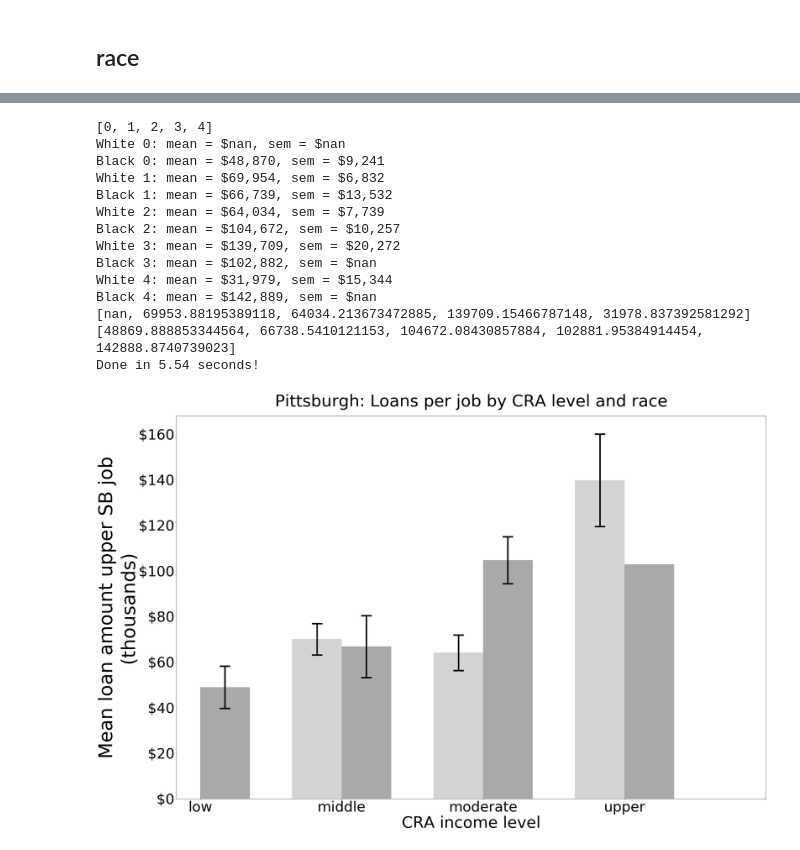
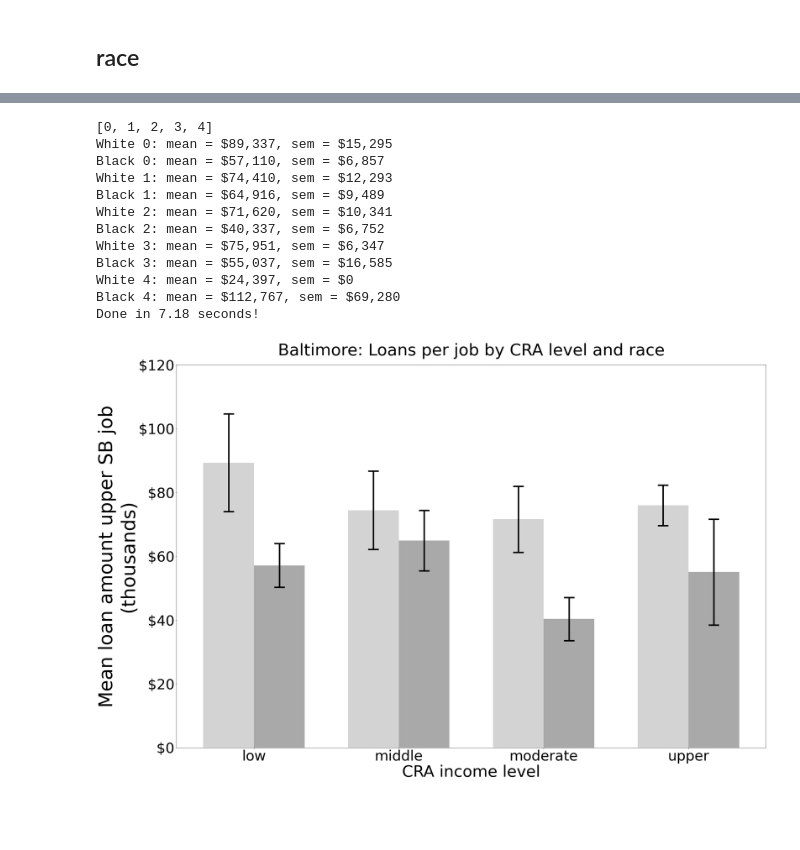
Before and after one commit to raddick/community_reinvestment_act, a Jupyter notebook: 7. Analyze city data.ipynb, the cells around one changed output, grey strips where cells are left out. Cells and saved outputs as stored; diff of their text form; code cells hidden in the pictures; blank space fills up the shorter version.

Commit message:
Completed getting and analyzing data for Baltimore

```diff
--- a/7. Analyze city data.ipynb
+++ b/7. Analyze city data.ipynb
@@ -306,7 +333,7 @@ if (show_water):
     elif (city == 'Washington D.C.'):
         city_water_gdf = city_water_gdf[city_water_gdf['FULLNAME'].apply(lambda x: ('potomac' in str(x).lower()) | ('anacostia' in str(x).lower()) | ('washington chnnl' in str(x).lower()))]#.plot(ax=ax, color='cyan')
     elif (city == 'Cleveland'):
-        city_water_gdf = city_water_gdf.loc[city_water_gdf.to_crs(equal_area_proj).geometry.area.sort_values(ascending=False).head(3).index.tolist()]
+        city_water_gdf = city_water_gdf.loc[city_water_gdf.to_crs(epsg=equal_area_proj).geometry.area.sort_values(ascending=False).head(3).index.tolist()]
     elif (city == 'Detroit'):
         detroit_water_gdf = city_water_gdf[city_water_gdf['FULLNAME'].apply(lambda x: 'riv' in str(x).lower())]
         detroit_water_gdf = pandas.concat((detroit_water_gdf, city_water_gdf[city_water_gdf['HYDROID'].isin(['1107295328725','1107295323725'])]), axis=0, sort=False)
@@ -330,11 +357,12 @@ else:
 
 
 
-# print('backing up...')
-# all_tracts_gdf_bk = all_tracts_gdf
-# tracts_included_gdf_bk = tracts_included_gdf
-# #baltimore_shapefiles_gdf_bk = baltimore_shapefiles_gdf
-# city_water_gdf_bk = city_water_gdf
+print('backing up all geodataframes...')
+all_tracts_gdf_bk = all_tracts_gdf
+tracts_included_gdf_bk = tracts_included_gdf
+if (city == 'Baltimore'):
+    baltimore_shapefiles_gdf_bk = baltimore_shapefiles_gdf
+city_water_gdf_bk = city_water_gdf
 
 e = time.time()
 g = g + (e-s)
@@ -700,9 +729,9 @@ s = time.time()
 summary['city_pct_black'] = city_pct_black
 
 cra_level_poverty_df = pandas.DataFrame()
-cra_level_poverty_df = cra_level_poverty_df.assign(nTracts = tracts_included_gdf[tracts_included_gdf['cra_level_2018'] != 'unknown'].groupby(['poverty_class_2018','cra_level_2018']).size())
-cra_level_poverty_df = cra_level_poverty_df.assign(mean_amtWorkingLoans_per_sbjob_adj = tracts_included_gdf[tracts_included_gdf['cra_level_2018'] != 'unknown'].groupby(['poverty_class_2018','cra_level_2018'])['amtWorkingLoans_per_sbjob_adj'].mean())
-cra_level_poverty_df = cra_level_poverty_df.assign(sem_amtWorkingLoans_per_sbjob_adj = tracts_included_gdf[tracts_included_gdf['cra_level_2018'] != 'unknown'].groupby(['poverty_class_2018','cra_level_2018'])['amtWorkingLoans_per_sbjob_adj'].sem())
+cra_level_poverty_df = cra_level_poverty_df.assign(nTracts = tracts_included_gdf[tracts_included_gdf['cra_level_2019'] != 'unknown'].groupby(['poverty_class_2019','cra_level_2019']).size())
+cra_level_poverty_df = cra_level_poverty_df.assign(mean_amtWorkingLoans_per_sbjob_adj = tracts_included_gdf[tracts_included_gdf['cra_level_2019'] != 'unknown'].groupby(['poverty_class_2019','cra_level_2019'])['amtWorkingLoans_per_sbjob_adj'].mean())
+cra_level_poverty_df = cra_level_poverty_df.assign(sem_amtWorkingLoans_per_sbjob_adj = tracts_included_gdf[tracts_included_gdf['cra_level_2019'] != 'unknown'].groupby(['poverty_class_2019','cra_level_2019'])['amtWorkingLoans_per_sbjob_adj'].sem())
 
 # If any values of cra_level_poverty_df are missing, fill them with nan's
 for x in ['little', 'much']:
@@ -823,5 +833,9 @@ cra_level_race_df
 # %%
 s = time.time()
+
+fig3, ax = plt.subplots(1,1, figsize=(36*scale, 24*scale))
+
+
 label_sorter = np.arange(5).tolist()
 width = 0.35
 print(label_sorter)
@@ -834,61 +848,58 @@ white_sems = cra_level_race_df.xs('white')['sem_amtWorkingLoans_per_sbjob_adj'].
 black_sems = cra_level_race_df.xs('black')['sem_amtWorkingLoans_per_sbjob_adj'].tolist()
 other_sems = cra_level_race_df.xs('other')['sem_amtWorkingLoans_per_sbjob_adj'].tolist()
 
-# for thisvar in [white_means, white_sems, black_means, black_sems]:
-#     thisvar = [0 if np.isnan(x) else x for x in thisvar]
+for thisvar in [white_means, white_sems, black_means, black_sems]:
+    for i in range(0, len(label_sorter)):
+        if (np.isnan(thisvar[i])):
+            thisvar[i] = 0
 
 for i in label_sorter:
     print('White {0}: mean = ${1:,.0f}, sem = ${2:,.0f}'.format(label_sorter[i], white_means[i], white_sems[i]))
     print('Black {0}: mean = ${1:,.0f}, sem = ${2:,.0f}'.format(label_sorter[i], black_means[i], black_sems[i]))
 
-print(white_means)
-print(black_means)
-fig3, ax = plt.subplots(1,1, figsize=(36*scale, 24*scale))
-
 plt.bar(label_sorter[:-1], white_means[:-1], width, yerr=white_sems[:-1], label='White', color='lightgray', error_kw=dict(lw=5*scale, capsize=18*scale, capthick=5*scale))
 plt.bar([x+width for x in label_sorter[:-1]], black_means[:-1], width, yerr=black_sems[:-1], label='Black', color='darkgray', error_kw=dict(lw=5*scale, capsize=18*scale, capthick=5*scale))
-#plt.bar([x+width for x in label_sorter], black_means, width, label='Black', color='darkgray', error_kw=dict(lw=5*scale, capsize=18*scale, capthick=5*scale))
-#plt.bar([x+width for x in label_sorter], [0,42000,47000,49000], width, label='Black', color='darkgray', error_kw=dict(lw=5*scale, capsize=18*scale, capthick=5*scale))
 
 
-plt.xticks([x+(width/2) for x in label_sorter], ['low', 'middle', 'moderate', 'upper'], fontsize=48*scale)
+plt.xticks([x+(width/2) for x in label_sorter[:-1]], ['low', 'middle', 'moderate', 'upper'], fontsize=48*scale)
 plt.yticks(fontsize=48*scale)
+
+
+ticks_loc = ax.get_yticks().tolist()
+ax.set_yticks(ax.get_yticks().tolist())
 
 tick_label_list = []
 for tick in ax.get_yticks():
     tick_label_list.append(tick)
 tick_label_list = ['${0:.0f}'.format(x/1000) for x in tick_label_list]
+
 ax.set_yticklabels(tick_label_list)
 
 plt.xlabel('CRA income level', fontsize=54*scale)
 plt.ylabel('Mean loan amount upper SB job\n(thousands)', fontsize=64*scale)
 plt.title('{0:}: Loans per job by CRA level and race'.format(city), fontsize=56*scale, y=1.02)
 
 plt.savefig(figdir+'{0:}_cra_level_race.jpg'.format(city.lower().replace('.','').replace(' ','_')), format='jpg', dpi=300*scale)
 
 e = time.time()
 g = g + (e-s)
 print('Done in {0:.2f} seconds!'.format(e-s))
 
-plt.show()
-#black_means
-#label_sorter
+#plt.show()
 # %% [output]
 [0, 1, 2, 3, 4]
-White 0: mean = $nan, sem = $nan
-Black 0: mean = $48,870, sem = $9,241
-White 1: mean = $69,954, sem = $6,832
-Black 1: mean = $66,739, sem = $13,532
-White 2: mean = $64,034, sem = $7,739
-Black 2: mean = $104,672, sem = $10,257
-White 3: mean = $139,709, sem = $20,272
-Black 3: mean = $102,882, sem = $nan
-White 4: mean = $31,979, sem = $15,344
-Black 4: mean = $142,889, sem = $nan
-[nan, 69953.88195389118, 64034.213673472885, 139709.15466787148, 31978.837392581292]
-[48869.888853344564, 66738.5410121153, 104672.08430857884, 102881.95384914454, 142888.8740739023]
-Done in 5.54 seconds!
+White 0: mean = $89,337, sem = $15,295
+Black 0: mean = $57,110, sem = $6,857
+White 1: mean = $74,410, sem = $12,293
+Black 1: mean = $64,916, sem = $9,489
+White 2: mean = $71,620, sem = $10,341
+Black 2: mean = $40,337, sem = $6,752
+White 3: mean = $75,951, sem = $6,347
+Black 3: mean = $55,037, sem = $16,585
+White 4: mean = $24,397, sem = $0
+Black 4: mean = $112,767, sem = $69,280
+Done in 7.18 seconds!
-[figure, old version]
+[figure, new version]
 # %%
 s = time.time()
 slope, intercept, r_value, p_value, std_err = scipy.stats.linregress(
```
Also changed, not shown: parts of 16 cells of this notebook, 3 other files.
